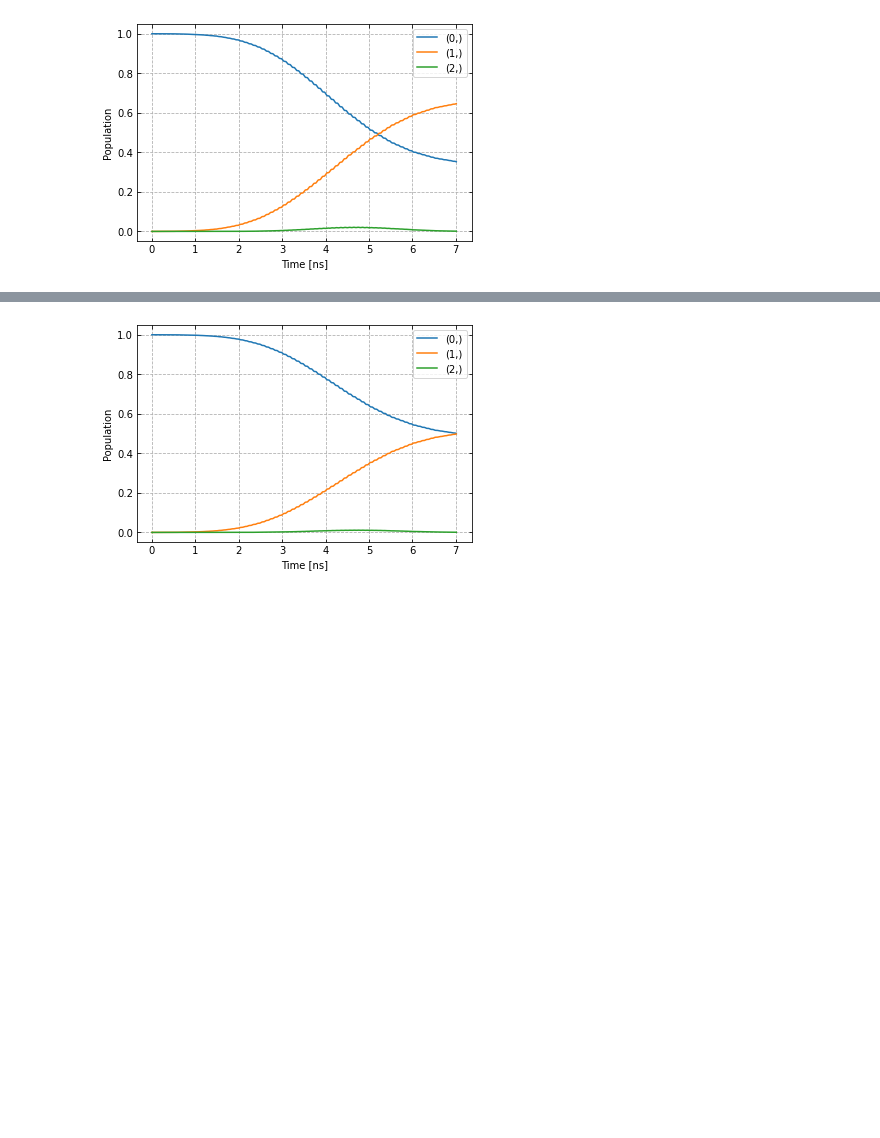
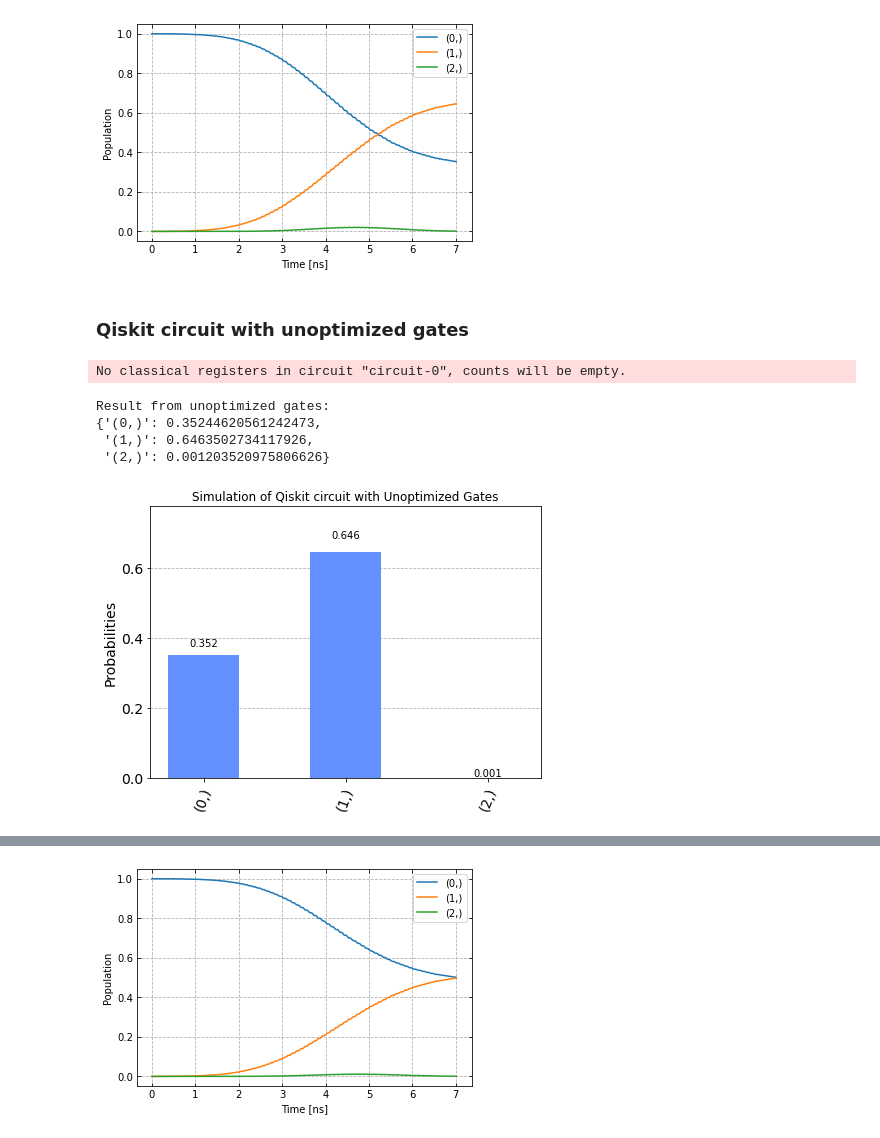
Before and after one commit to q-optimize/c3, a Jupyter notebook: examples/Full_loop_single_qubit.ipynb, the cells around one changed output, grey strips where cells are left out. Drawn from its saved outputs; the diff is of its cells as text; code cells hidden in the pictures; blank space fills up the shorter version.

Commit message:
qiskit in optimal control

```diff
--- a/examples/Full_loop_single_qubit.ipynb
+++ b/examples/Full_loop_single_qubit.ipynb
@@ -294,3 +295,5 @@ simulation.compute_propagators()
 plot_dynamics(simulation, init_state, barely_a_seq)
 # %% [output]
 [figure]
+# %% [markdown]
+### Qiskit circuit with unoptimized gates
@@ -297,3 +306,25 @@ plot_dynamics(simulation, init_state, barely_a_seq)
+# %%
+qc = QuantumCircuit(1)
+qc.append(RX90pGate(), [0])
+c3_provider = C3Provider()
+c3_backend = c3_provider.get_backend("c3_qasm_physics_simulator")
+qiskit_exp = copy.deepcopy(simulation)
+c3_backend.set_c3_experiment(qiskit_exp)
+c3_job_unopt = c3_backend.run(qc)
+result_unopt = c3_job_unopt.result()
+res_pops_unopt = result_unopt.data()["state_pops"]
+print("Result from unoptimized gates:")
+pprint(res_pops_unopt)
+# %% [output]
+No classical registers in circuit "circuit-0", counts will be empty.
+Result from unoptimized gates:
+{'(0,)': 0.35244620561242473,
+ '(1,)': 0.6463502734117926,
+ '(2,)': 0.001203520975806626}
+# %%
+plot_histogram(res_pops_unopt, title='Simulation of Qiskit circuit with Unoptimized Gates')
+# %% [output]
+[figure, added]
 # %%
 import os
 import tempfile
```
Also changed, not shown: parts of 22 cells of this notebook.
